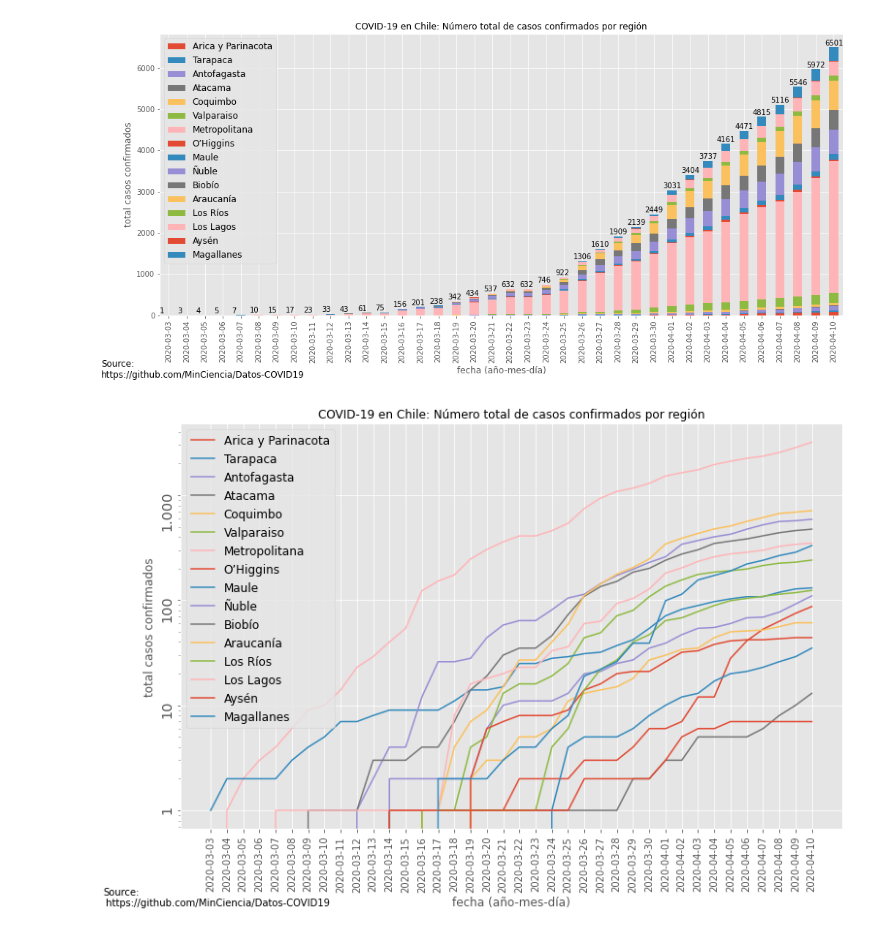
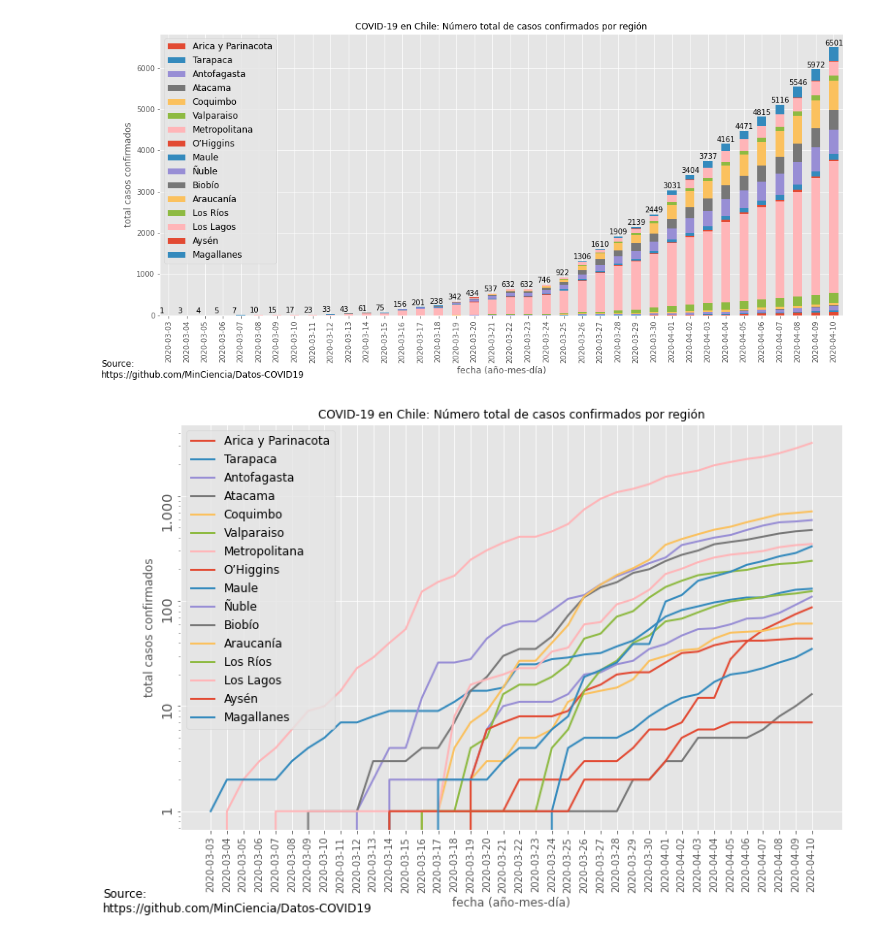
Before and after one commit to alonsosilvaallende/COVID-19, a Jupyter notebook: COVID_19_Chile_Total_Casos_Confirmados_por_Region.ipynb, the cells around one changed output. Drawn from its saved outputs; the diff is of its cells as text; code cells hidden in the pictures.

```diff
--- a/COVID_19_Chile_Total_Casos_Confirmados_por_Region.ipynb
+++ b/COVID_19_Chile_Total_Casos_Confirmados_por_Region.ipynb
@@ -59,18 +59,18 @@ files.download("2020-04-10-COVID-19-Chile-Casos-Confirmados.png")
 # %%
 fig, ax = plt.subplots(figsize=(10,7))
 for region in data_raw.index[:-1]:
-  ax.plot(data_raw.keys(), data_raw.loc[region], label=region)
+  ax.plot(data_raw.keys(), data_raw.loc[region], label=region, linewidth=2)
 ax.tick_params(labelrotation=90)
 fig.tight_layout()
-plt.annotate('Source:\n https://github.com/MinCiencia/Datos-COVID19', (0,0), (-80,-60), fontsize=10, xycoords='axes fraction', textcoords='offset points', va='top')
+plt.annotate('Source:\nhttps://github.com/MinCiencia/Datos-COVID19', (0,0), (-80,-60), fontsize='large', xycoords='axes fraction', textcoords='offset points', va='top')
 
 ax.set_yscale("log")
 ax.set_yticks([1, 10, 100,1000])
 ax.set_yticklabels(['1', '10', '100', '1.000'], fontsize='x-large')
 ax.set_title(f'COVID-19 en Chile: Número total de casos confirmados por región', fontsize='large')
 ax.set_xlabel(f'fecha (año-mes-día)', fontsize='large')
 ax.set_ylabel(f'total casos confirmados', fontsize='large')
 plt.legend(fontsize='large')
-plt.show()
+plt.savefig('2020-04-10-COVID-19-Chile-Casos-Confirmados_logscale.png', bbox_inches='tight', format='png', dvi=700)
 # %% [output]
-[figure, old version]
+[figure, new version]
```
Also changed, not shown: parts of 1 cell of this notebook.
